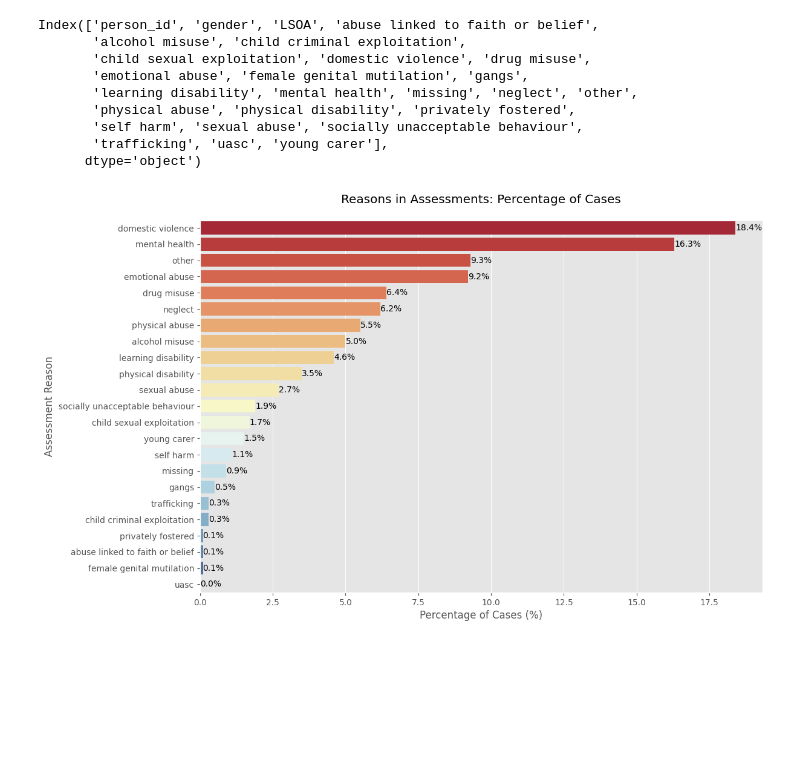
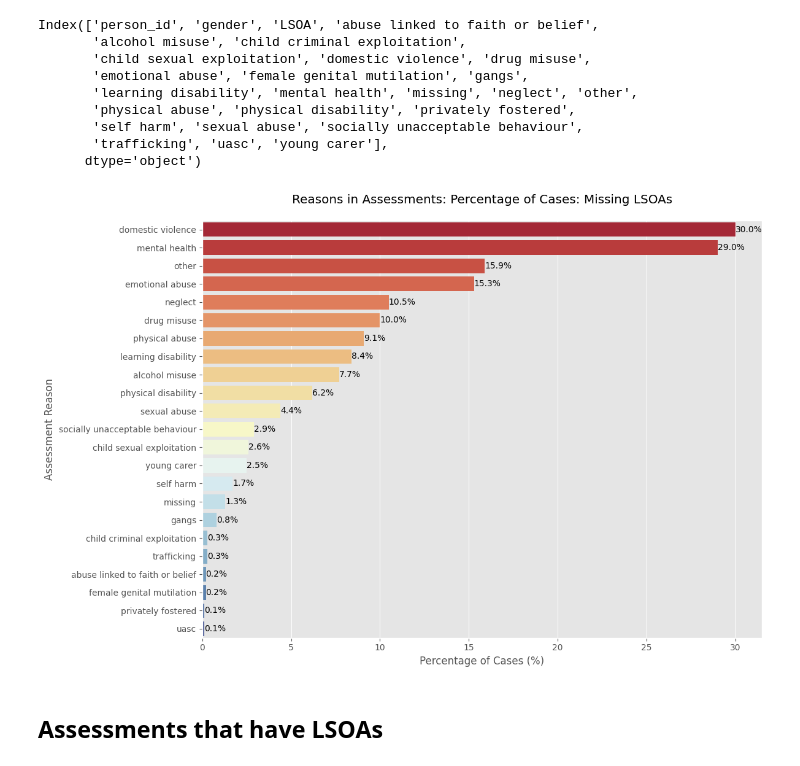
Before and after one commit to ConnectedBradford/CB_2649, a Jupyter notebook: notebooks/lac_lsoa_analysis.ipynb, the cells around one changed output. Saved outputs shown, nothing was run; the diff lists cells and outputs as text; code cells hidden in the pictures; blank space fills up the shorter version.

Commit message:
assessment analysis

```diff
--- a/notebooks/lac_lsoa_analysis.ipynb
+++ b/notebooks/lac_lsoa_analysis.ipynb
@@ -1441,41 +1441,46 @@ Index(['person_id', 'gender', 'LSOA', 'abuse linked to faith or belief',
        'self harm', 'sexual abuse', 'socially unacceptable behaviour',
        'trafficking', 'uasc', 'young carer'],
       dtype='object')
+# %%
+m_assessment_wide = m_assessment_wide.loc[~(m_assessment_wide['LSOA'] == '')]
 # %%
 # Calculate patterns per case
-reasons_per_case = assessment_wide.iloc[:, 3:].sum(axis=1)  # excluding id and gender column
+reasons_per_case = m_assessment_wide.iloc[:, 3:].sum(axis=1)
 
 # Calculate percentages and counts
 total_cases = len(reasons_per_case)
 single_reason_count = (reasons_per_case == 1).sum()
 multiple_reasons_count = (reasons_per_case > 1).sum()
 
 # Sum up each category column and sort in descending order
 category_counts = m_assessment_wide.iloc[:, 3:].sum().sort_values(ascending=False)
 
 # Calculate percentages
 category_percentages = (category_counts / total_cases * 100)
 
 # Combine counts and percentages in a readable format
 category_analysis = pd.DataFrame({
     'Count': category_counts,
     'Percentage': category_percentages
 }).round(1)  # Round percentages to 1 decimal place
 
 # Visualization
 plt.figure(figsize=(12, 8))
 sns.barplot(
     x=category_analysis['Percentage'],
     y=category_analysis.index,
-    palette='RdYlBu'  # Color palette often used in social services reporting
+    palette='RdYlBu'
 )
 
-plt.title('Reasons in Assessments: Percentage of Cases', pad=20)
+plt.title('Reasons in Assessments: Percentage of Cases: Missing LSOAs', pad=20)
 plt.xlabel('Percentage of Cases (%)')
 plt.ylabel('Assessment Reason')
-
 # Add percentage labels on bars
 for i, v in enumerate(category_analysis['Percentage']):
     plt.text(v, i, f'{v}%', va='center')
+plt.tight_layout()
+plt.show()
 # %% [output]
-[figure, old version]
+[figure, new version]
+# %% [markdown]
+## Assessments that have LSOAs
```
Also changed, not shown: parts of 11 cells of this notebook, 8 other files.
